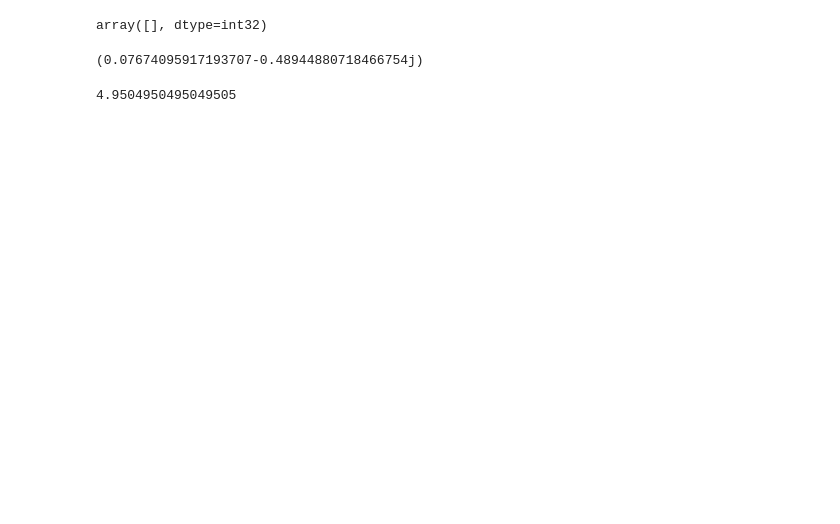
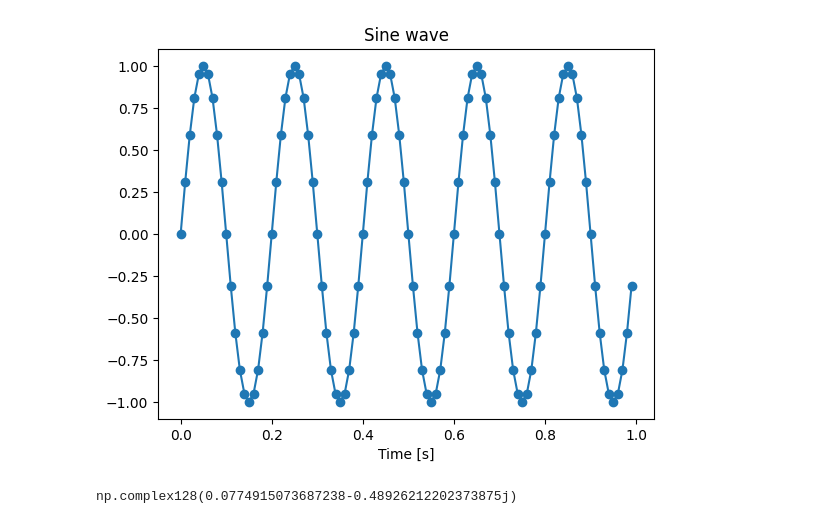
Before and after one commit to jankoslavic/procesiranje_signalov, a Jupyter notebook: _sources/notebooks/Untitled.ipynb, the cells around one changed output. Cells and saved outputs as stored; diff of their text form; code cells hidden in the pictures; blank space fills up the shorter version.

```diff
--- a/_sources/notebooks/Untitled.ipynb
+++ b/_sources/notebooks/Untitled.ipynb
@@ -97,9 +16,7 @@ array([0.98, 0.99, 1.  ])
-# %%
-np.arange(N//2+1)[freq_r==fr]
-# %% [output]
-array([], dtype=int32)
-# %%
-c = X_r[5] / len(x)
-c
-# %% [output]
-(0.07674095917193707-0.48944880718466754j)
+# %%
+import matplotlib.pyplot as plt
+plt.plot(t, x, 'o-')
+plt.title('Sine wave')
+plt.xlabel('Time [s]');
+# %% [output]
+[figure, added]
@@ -106,4 +26,4 @@ c
 # %%
-freq_r[5]
+X[5]
 # %% [output]
-4.9504950495049505
+np.complex128(0.0774915073687238-0.48926212202373875j)
```
Also changed, not shown: parts of 36 cells of this notebook, 7 other files.
